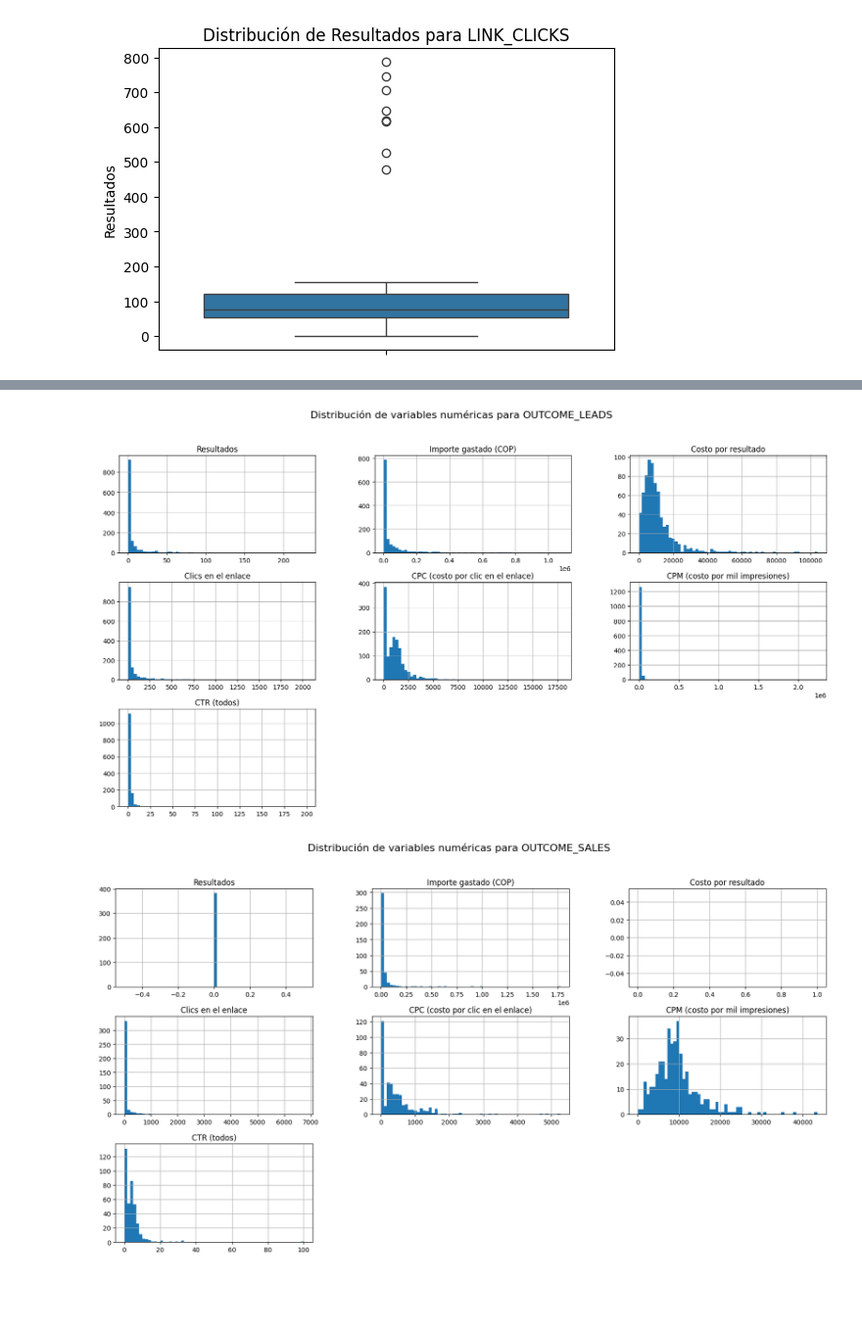
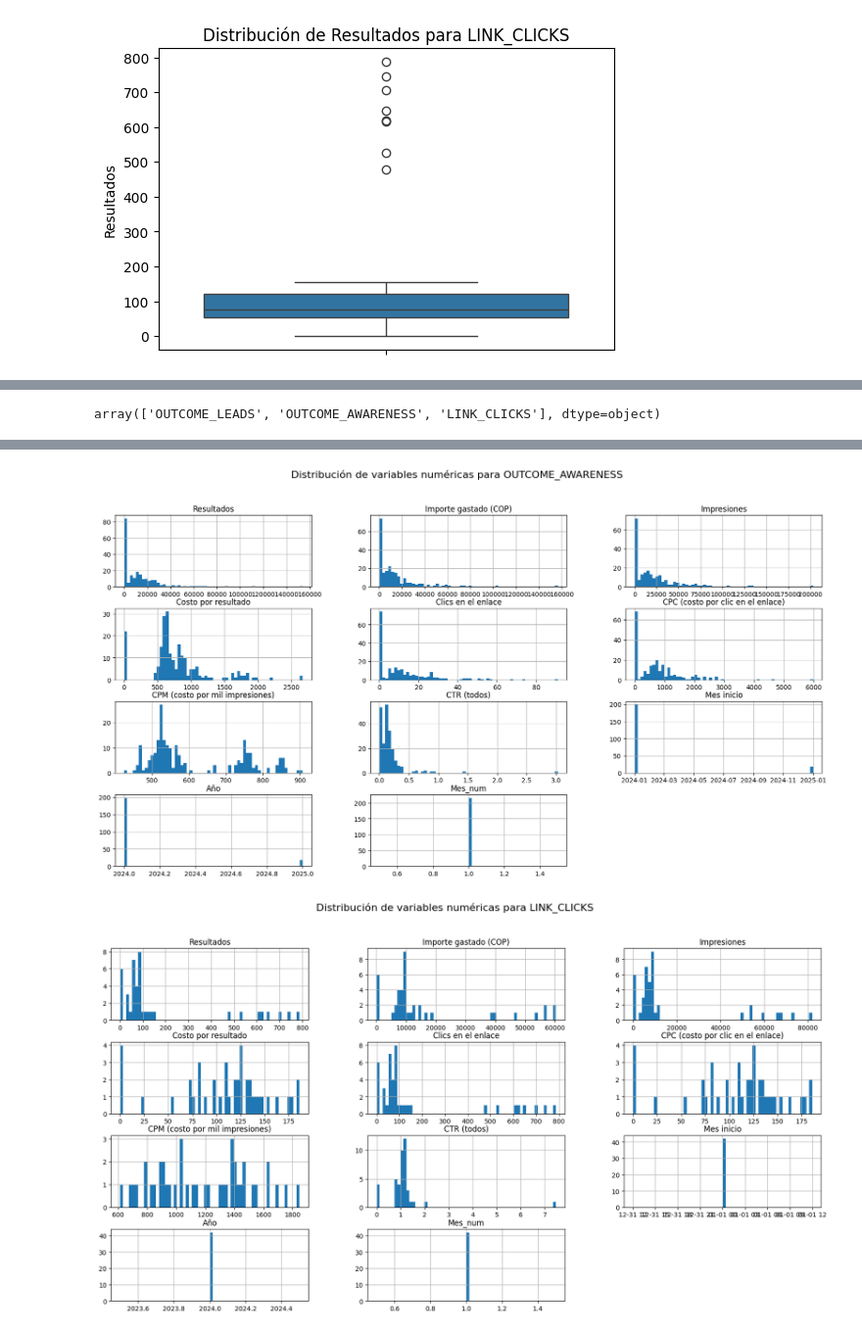
Before and after one commit to andresmaufer03/Proyecto-EDA, a Jupyter notebook: EDAXiudad.ipynb, the cells around one changed output, grey strips where cells are left out. Shown at 98% size. Saved outputs shown, nothing was run; the diff lists cells and outputs as text; code cells hidden in the pictures; blank space fills up the shorter version.

```diff
--- a/EDAXiudad.ipynb
+++ b/EDAXiudad.ipynb
@@ -250,9 +259,15 @@ for obj in objetivos:
+# %%
+df_meta_filtrado=df_meta_subset.query("Objetivo not in ['OUTCOME_ENGAGEMENT', 'OUTCOME_SALES']").copy()
+df_meta_filtrado['Objetivo'].unique()
+# %% [output]
+array(['OUTCOME_LEADS', 'OUTCOME_AWARENESS', 'LINK_CLICKS'], dtype=object)
 # %%
+obj_filtrado = df_meta_filtrado['Objetivo'].unique()
 cols_drop = ['Identificador de la campaña',
              'Identificador del conjunto de anuncios',
              'Identificador del anuncio']
-for obj in objetivos:
-    subset = df_meta_subset[df_meta_subset['Objetivo'] == obj]
+for obj in obj_filtrado:
+    subset = df_meta_filtrado[df_meta_filtrado['Objetivo'] == obj]
     subset = subset.drop(columns=cols_drop, errors = 'ignore')
     subset.hist(bins=60, figsize=(20,10))
     plt.suptitle(f"Distribución de variables numéricas para {obj}", fontsize=16)
@@ -262,2 +277,2 @@ for obj in objetivos:
-[figure, old version]
+[figure, new version]
-[figure, old version]
+[figure, new version]
```
Also changed, not shown: parts of 22 cells of this notebook.
